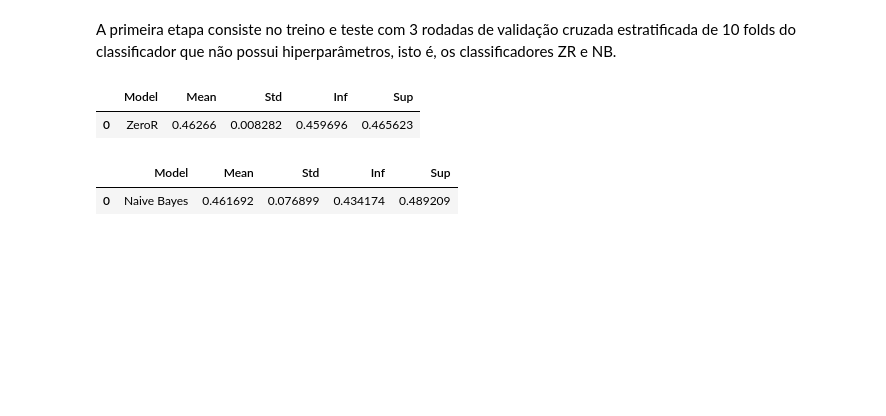
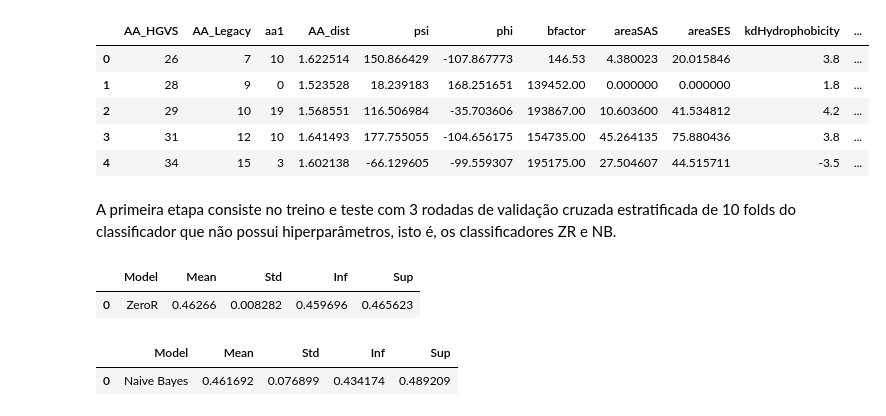
Before and after one commit to Henriquelay/AI-classes, a Jupyter notebook: Trab1/Trab1_Henrique_Layber.ipynb, the cells around one changed output. Drawn from its saved outputs; the diff is of its cells as text; code cells hidden in the pictures; blank space fills up the shorter version.

```diff
--- a/Trab1/Trab1_Henrique_Layber.ipynb
+++ b/Trab1/Trab1_Henrique_Layber.ipynb
@@ -19,17 +19,27 @@ df.head()
 # %%
 # Data preprocessing
 # Converting string labels to numerical
 from sklearn import preprocessing
 import numpy as np
 
 encoder = preprocessing.OrdinalEncoder(dtype=int)
 nominal_columns = df.select_dtypes(include=["object"])
 for col in nominal_columns.columns:
     df[col] = encoder.fit_transform(df[[col]])
-df.head()
+
+from IPython.display import display
+
+display(df.head())
 
 # Splitting data into features and target
 X, y = df.drop(columns=assigned_task), df[assigned_task]
+# %% [output]
+|  | AA_HGVS | AA_Legacy | aa1 | AA_dist | psi | phi | bfactor | areaSAS | areaSES | kdHydrophobicity | ... |
+| 0 | 26 | 7 | 10 | 1.622514 | 150.866429 | -107.867773 | 146.53 | 4.380023 | 20.015846 | 3.8 | ... |
+| 1 | 28 | 9 | 0 | 1.523528 | 18.239183 | 168.251651 | 139452.00 | 0.000000 | 0.000000 | 1.8 | ... |
+| 2 | 29 | 10 | 19 | 1.568551 | 116.506984 | -35.703606 | 193867.00 | 10.603600 | 41.534812 | 4.2 | ... |
+| 3 | 31 | 12 | 10 | 1.641493 | 177.755055 | -104.656175 | 154735.00 | 45.264135 | 75.880436 | 3.8 | ... |
+| 4 | 34 | 15 | 3 | 1.602138 | -66.129605 | -99.559307 | 195175.00 | 27.504607 | 44.515711 | -3.5 | ... |
 # %% [markdown]
 A primeira etapa consiste no treino e teste com 3 rodadas de validação cruzada estratificada de 10 folds do classificador que não possui hiperparâmetros, isto é, os classificadores ZR e NB.
 # %%
```
Also changed, not shown: parts of 8 cells of this notebook.
